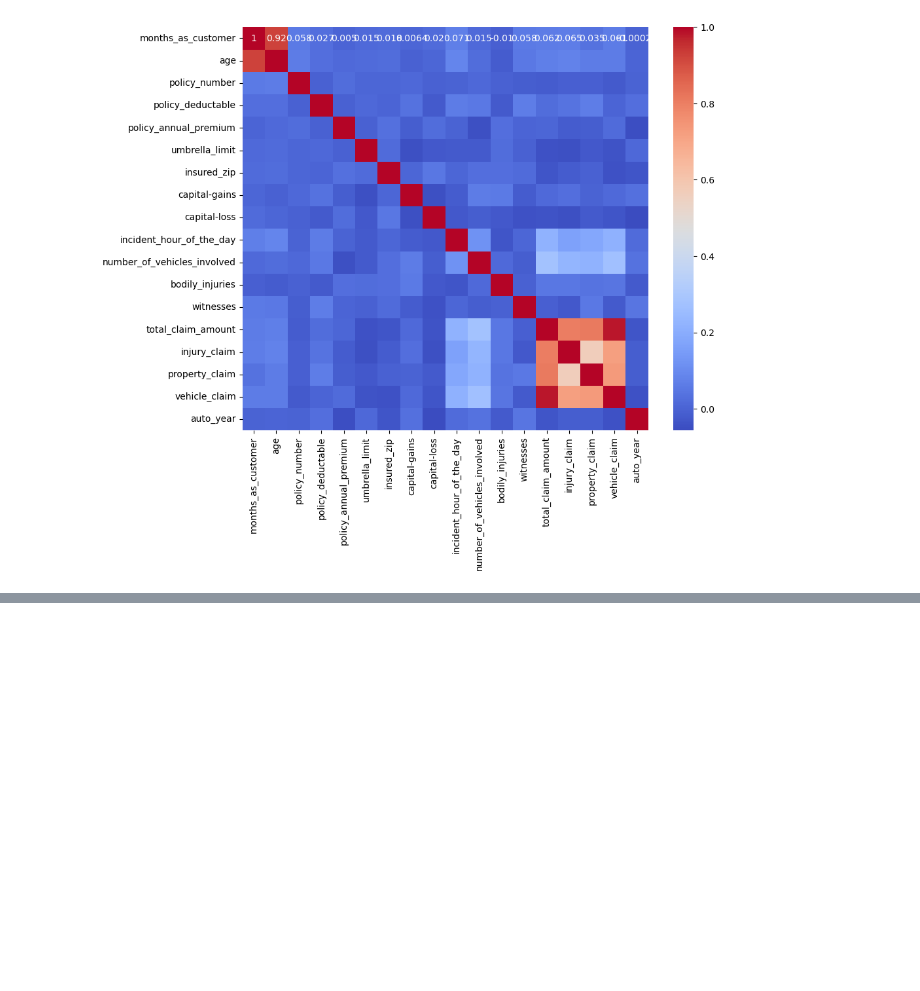
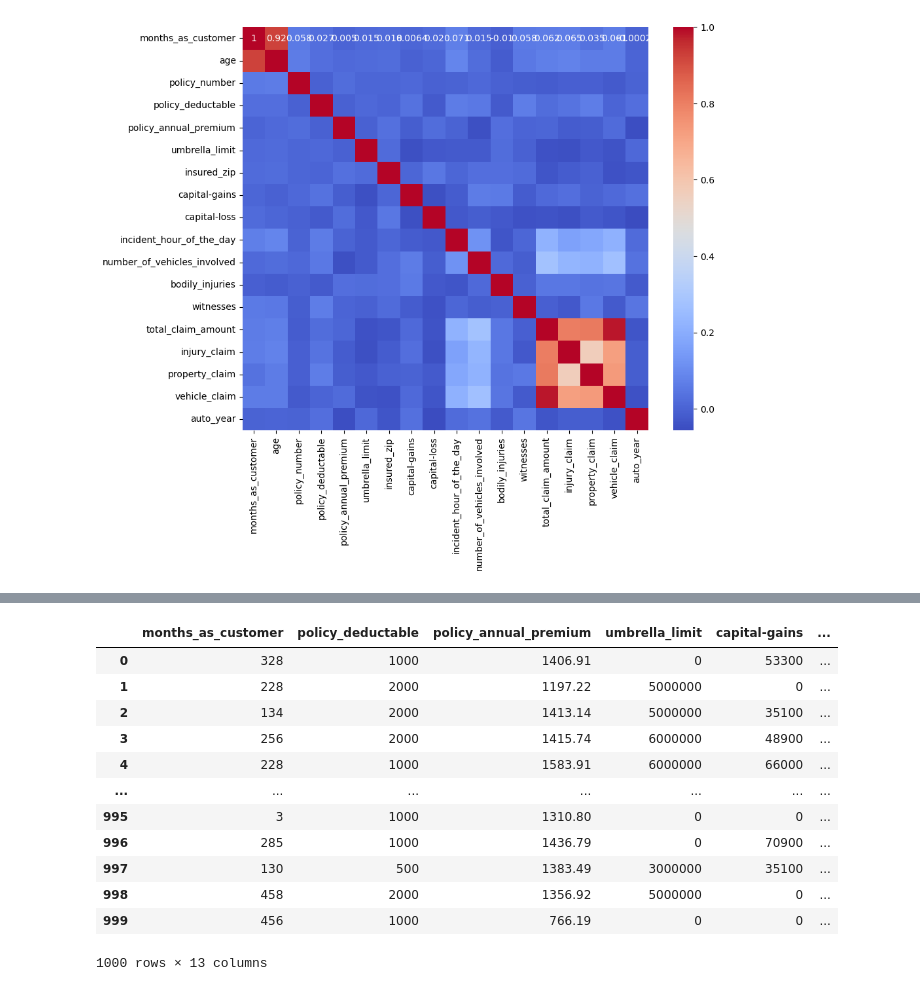
Before and after one commit to JoanChesire/Insurance_Fraud_Detection, a Jupyter notebook: Insurance.ipynb, the cells around one changed output, grey strips where cells are left out. Saved outputs shown, nothing was run; the diff lists cells and outputs as text; code cells hidden in the pictures; blank space fills up the shorter version.

```diff
--- a/Insurance.ipynb
+++ b/Insurance.ipynb
@@ -233,0 +264,19 @@ plt.show()
+# %%
+#Drop the unnecessary columns in the numerical data
+num_drop=['policy_number','insured_zip','auto_year']
+numerical_df.drop(num_drop, inplace = True, axis=1)
+numerical_df
+# %% [output]
+|  | months_as_customer | policy_deductable | policy_annual_premium | umbrella_limit | capital-gains | ... |
+| 0 | 328 | 1000 | 1406.91 | 0 | 53300 | ... |
+| 1 | 228 | 2000 | 1197.22 | 5000000 | 0 | ... |
+| 2 | 134 | 2000 | 1413.14 | 5000000 | 35100 | ... |
+| 3 | 256 | 2000 | 1415.74 | 6000000 | 48900 | ... |
+| 4 | 228 | 1000 | 1583.91 | 6000000 | 66000 | ... |
+| ... | ... | ... | ... | ... | ... | ... |
+| 995 | 3 | 1000 | 1310.80 | 0 | 0 | ... |
+| 996 | 285 | 1000 | 1436.79 | 0 | 70900 | ... |
+| 997 | 130 | 500 | 1383.49 | 3000000 | 35100 | ... |
+| 998 | 458 | 2000 | 1356.92 | 5000000 | 0 | ... |
+| 999 | 456 | 1000 | 766.19 | 0 | 0 | ... |
+1000 rows × 13 columns
```
Also changed, not shown: parts of 22 cells of this notebook.
